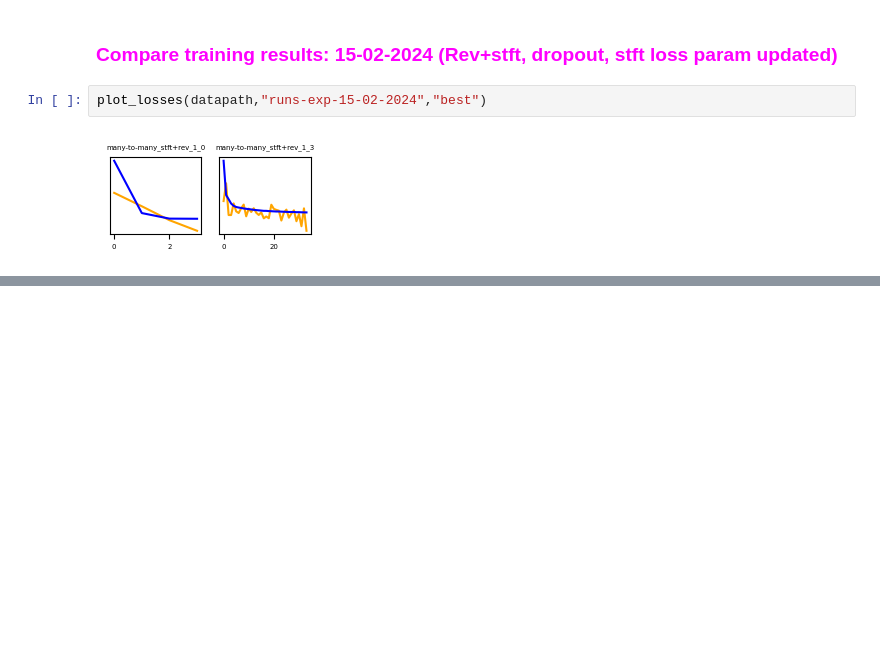
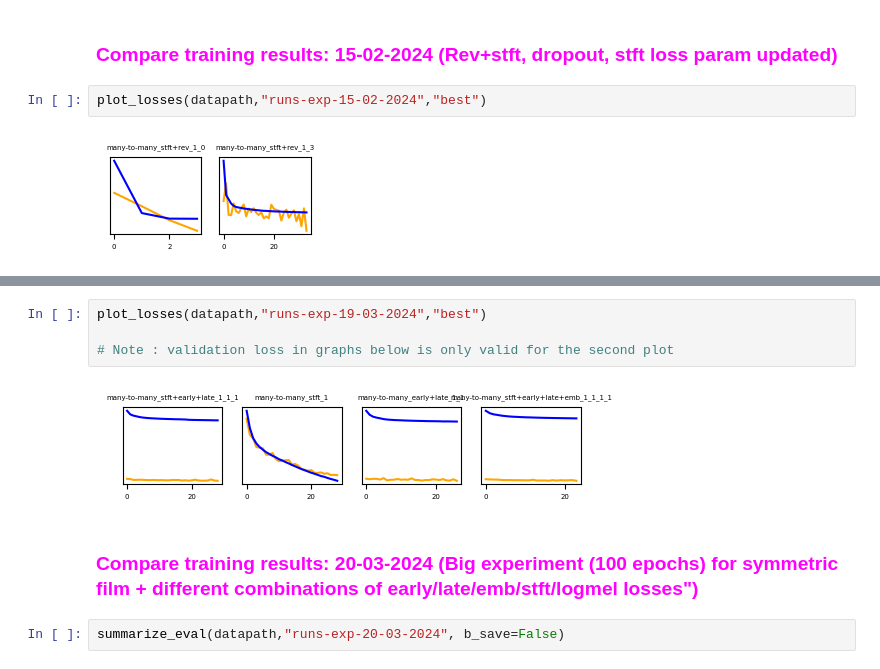
Before and after one commit to joaluba/reverb-match-cond-u-net, a Jupyter notebook: notebooks/exp_log.ipynb, the cells around one changed output, grey strips where cells are left out. Saved outputs shown, nothing was run; the diff lists cells and outputs as text; blank space fills up the shorter version.

```diff
--- a/notebooks/exp_log.ipynb
+++ b/notebooks/exp_log.ipynb
@@ -208,0 +232,11 @@ plot_losses(datapath,"runs-exp-15-02-2024","best")
+# %%
+plot_losses(datapath,"runs-exp-19-03-2024","best")
+
+# Note : validation loss in graphs below is only valid for the second plot
+# %% [output]
+[figure, added]
+# %% [markdown]
+### <font color='fuchsia'>Compare training results: 20-03-2024 (Big experiment (100 epochs) for symmetric film + different combinations of early/late/emb/stft/logmel losses")
+ </font>
+# %%
+summarize_eval(datapath,"runs-exp-20-03-2024", b_save=False)
```
Also changed, not shown: parts of 7 cells of this notebook, 12 other files.
